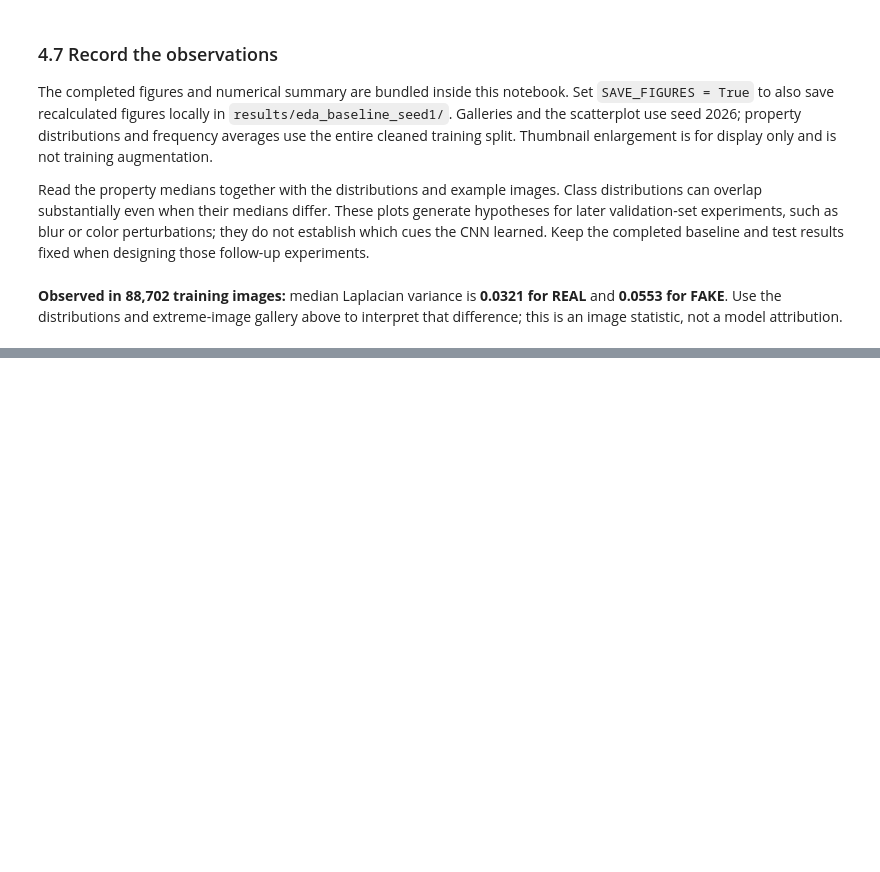
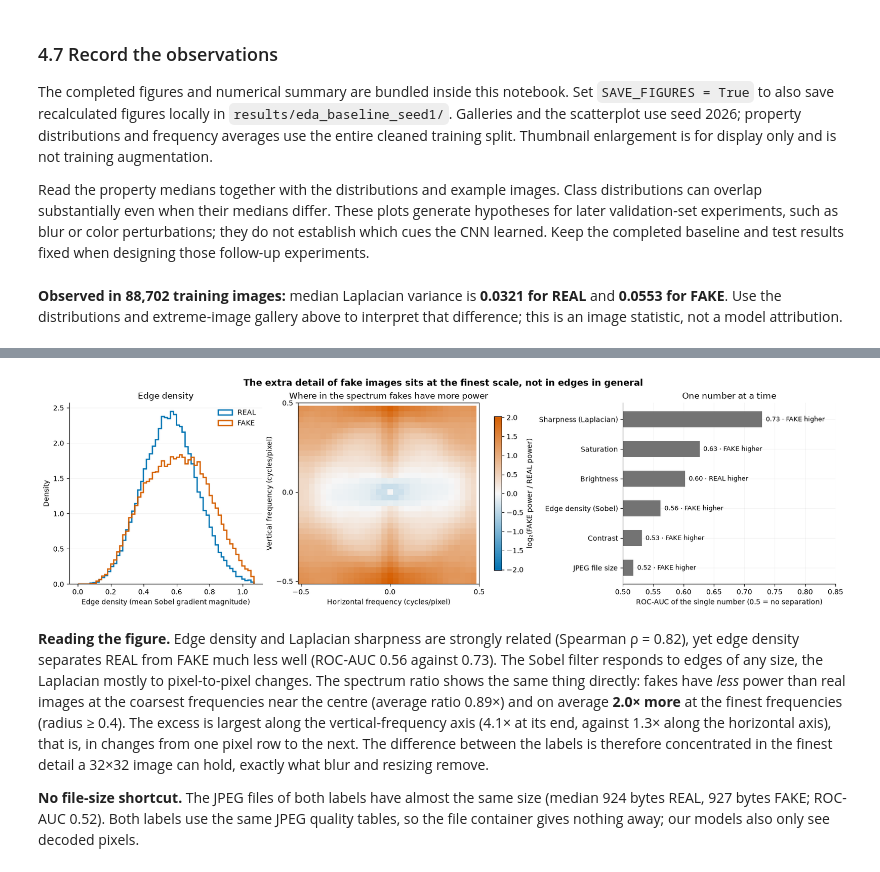
Before and after one commit to adamp-22/kandy, a Jupyter notebook: phase1/01_training_data_exploration.ipynb, the cells around one changed output, grey strips where cells are left out. Saved outputs shown, nothing was run; the diff lists cells and outputs as text; code cells hidden in the pictures; blank space fills up the shorter version.

```diff
--- a/phase1/01_training_data_exploration.ipynb
+++ b/phase1/01_training_data_exploration.ipynb
@@ -1548,0 +1804,62 @@ These statistics describe the training data only. They show what a model *could*
+# %%
+from matplotlib.colors import LinearSegmentedColormap, TwoSlopeNorm
+
+spectra = extra["spectra"]
+with np.errstate(divide="ignore", invalid="ignore"):
+    ratio = np.log2(spectra[0] / spectra[1])
+ratio[16, 16] = 0  # the DC bin is removed in both spectra
+fig, axes = plt.subplots(1, 3, figsize=(16, 4.6), layout="constrained", gridspec_kw={"width_ratios": [1, 0.95, 1.1]})
+ax = axes[0]
+bins = np.linspace(0, np.quantile(stat["edge_density"], 0.995), 60)
+for name, label in EDA_CLASS_ORDER:
+    ax.hist(stat["edge_density"][x_labels == label], bins=bins, density=True, histtype="step", lw=1.8, color=EDA_COLORS[name], label=name)
+ax.set(xlabel="Edge density (mean Sobel gradient magnitude)", ylabel="Density", title="Edge density")
+ax.legend(frameon=False); style_eda_axes(ax)
+ax = axes[1]
+diverging = LinearSegmentedColormap.from_list("real_fake", [EDA_COLORS["REAL"], "#f7f7f7", EDA_COLORS["FAKE"]])
+limit = float(np.abs(ratio).max())
+heat = ax.imshow(ratio, origin="lower", cmap=diverging, norm=TwoSlopeNorm(0, -limit, limit), interpolation="nearest",
+                 extent=(-0.5 - 1 / 64, 0.5 - 1 / 64, -0.5 - 1 / 64, 0.5 - 1 / 64))
+fig.colorbar(heat, ax=ax, shrink=0.85, label="log₂(FAKE power / REAL power)")
+ax.set(title="Where in the spectrum fakes have more power", xlabel="Horizontal frequency (cycles/pixel)",
+       ylabel="Vertical frequency (cycles/pixel)", xticks=[-0.5, 0, 0.5], yticks=[-0.5, 0, 0.5])
+ax = axes[2]
+measures = [("brightness", "Brightness"), ("contrast", "Contrast"), ("saturation", "Saturation"), ("edge_density", "Edge density (Sobel)"),
+            ("sharpness", "Sharpness (Laplacian)"), ("file_bytes", "JPEG file size")]
+has_size = bool((stat["file_bytes"] > 0).all())
+measures = [m for m in measures if m[0] != "file_bytes" or has_size]
+aucs = {key: fake_auc(stat[key]) for key, _ in measures}
+strength = {key: max(a, 1 - a) for key, a in aucs.items()}
+measures.sort(key=lambda m: strength[m[0]])
+for y_pos, (key, label) in enumerate(measures):
+    ax.barh(y_pos, strength[key] - 0.5, left=0.5, height=0.55, color="0.45")
+    ax.text(strength[key] + 0.006, y_pos, f"{strength[key]:.2f} · {'FAKE' if aucs[key] > 0.5 else 'REAL'} higher", va="center", fontsize=9)
+ax.set_yticks(np.arange(len(measures)), [label for _, label in measures])
+ax.set(xlim=(0.5, 0.85), xlabel="ROC-AUC of the single number (0.5 = no separation)", title="One number at a time")
+style_eda_axes(ax); ax.grid(axis="x", alpha=0.14)
+fig.suptitle("The extra detail of fake images sits at the finest scale, not in edges in general", fontsize=13, fontweight="bold")
+finish_eda_figure(fig, "11_fine_detail_and_file_size")
+
+radius = np.hypot(*np.meshgrid(np.fft.fftshift(np.fft.fftfreq(32)), np.fft.fftshift(np.fft.fftfreq(32))))
+rho_edge = spearmanr(stat["edge_density"], stat["sharpness"]).statistic
+text = (
+    f"**Reading the figure.** Edge density and Laplacian sharpness are strongly related (Spearman ρ = {rho_edge:.2f}), yet edge density separates REAL from FAKE "
+    f"much less well (ROC-AUC {strength['edge_density']:.2f} against {strength['sharpness']:.2f}). The Sobel filter responds to edges of any size, the Laplacian mostly "
+    "to pixel-to-pixel changes. The spectrum ratio shows the same thing directly: fakes have *less* power than real images at the coarsest frequencies near the centre "
+    f"(average ratio {2 ** ratio[(radius > 0) & (radius < 0.1)].mean():.2f}×) and on average **{2 ** ratio[radius >= 0.4].mean():.1f}× more** at the finest frequencies "
+    f"(radius ≥ 0.4). The excess is largest along the vertical-frequency axis ({2 ** ratio[0, 16]:.1f}× at its end, against {2 ** ratio[16, 0]:.1f}× along the horizontal axis), "
+    "that is, in changes from one pixel row to the next. The difference between the labels is therefore concentrated in the finest detail a 32×32 image can hold, "
+    "exactly what blur and resizing remove."
+)
+if has_size:
+    text += (
+        f"\n\n**No file-size shortcut.** The JPEG files of both labels have almost the same size (median {np.median(stat['file_bytes'][IS_REAL_X]):.0f} bytes REAL, "
+        f"{np.median(stat['file_bytes'][IS_FAKE_X]):.0f} bytes FAKE; ROC-AUC {strength['file_bytes']:.2f}). Both labels use the same JPEG quality tables, "
+        "so the file container gives nothing away; our models also only see decoded pixels."
+    )
+display(Markdown(text))
+# %% [output]
+[figure, added]
+**Reading the figure.** Edge density and Laplacian sharpness are strongly related (Spearman ρ = 0.82), yet edge density separates REAL from FAKE much less well (ROC-AUC 0.56 against 0.73). The Sobel filter responds to edges of any size, the Laplacian mostly to pixel-to-pixel changes. The spectrum ratio shows the same thing directly: fakes have *less* power than real images at the coarsest frequencies near the centre (average ratio 0.89×) and on average **2.0× more** at the finest frequencies (radius ≥ 0.4). The excess is largest along the vertical-frequency axis (4.1× at its end, against 1.3× along the horizontal axis), that is, in changes from one pixel row to the next. The difference between the labels is therefore concentrated in the finest detail a 32×32 image can hold, exactly what blur and resizing remove.
+
+**No file-size shortcut.** The JPEG files of both labels have almost the same size (median 924 bytes REAL, 927 bytes FAKE; ROC-AUC 0.52). Both labels use the same JPEG quality tables, so the file container gives nothing away; our models also only see decoded pixels.
```
Also changed, not shown: parts of 15 cells of this notebook, 3 other files.
